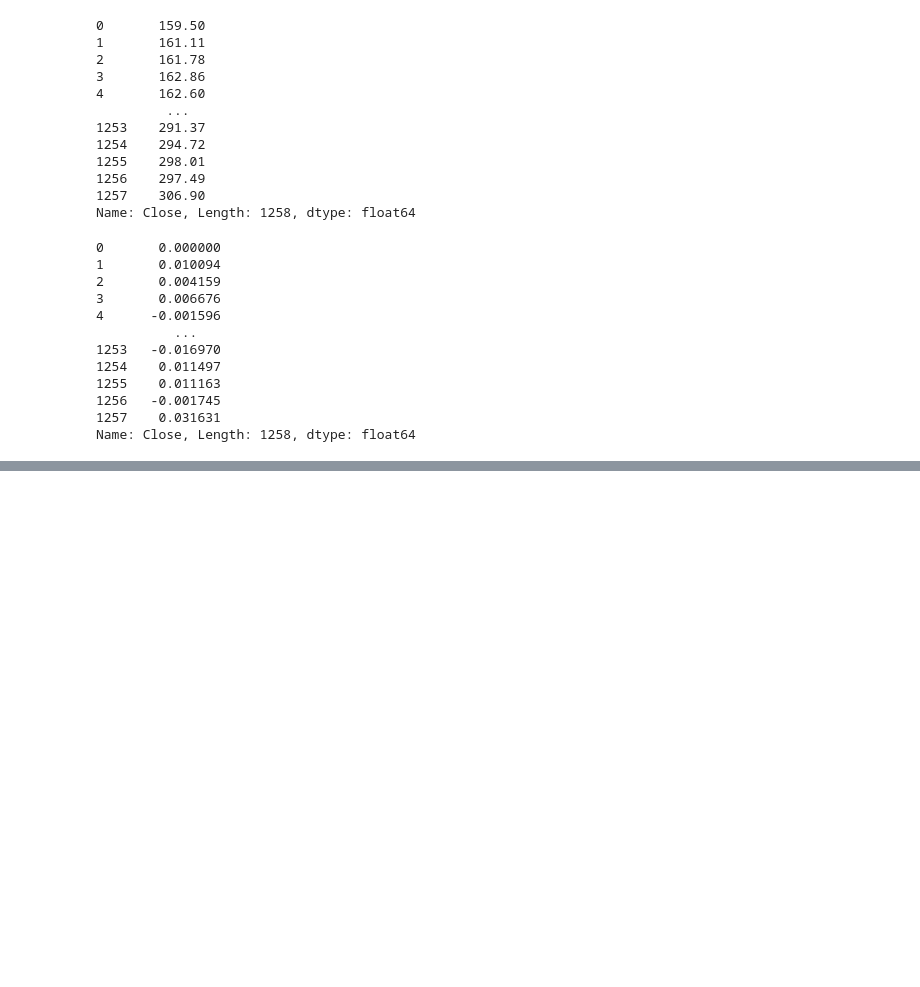
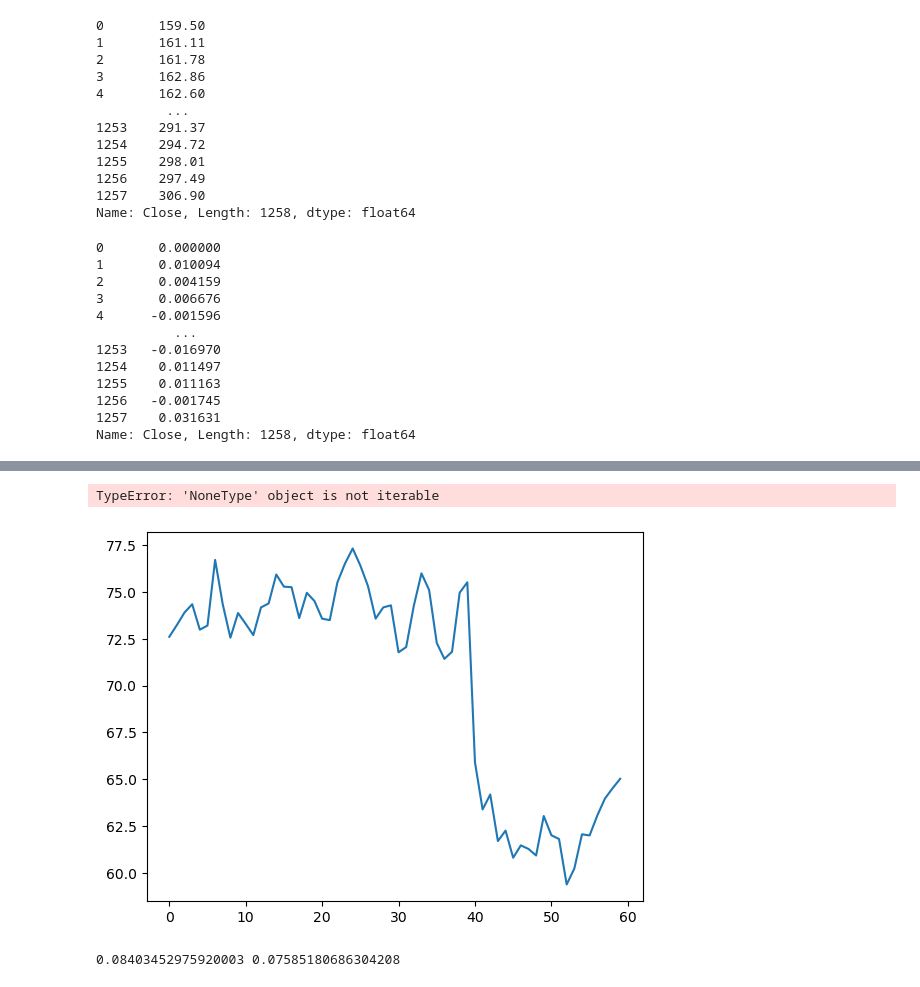
Before and after one commit to perlucas/airtos4, a Jupyter notebook: notebooks/airtos/test_sb3-3.ipynb, the cells around one changed output, grey strips where cells are left out. Saved outputs shown, nothing was run; the diff lists cells and outputs as text; code cells hidden in the pictures; blank space fills up the shorter version.

```diff
--- a/notebooks/airtos/test_sb3-3.ipynb
+++ b/notebooks/airtos/test_sb3-3.ipynb
@@ -86,0 +98,6 @@ x
+# %%
+env = create_custom_env("PYPL", (850, 950), 0)
+env.save_render("test.jpg")
+# %% [output]
+TypeError: 'NoneType' object is not iterable
+[figure, added]
@@ -86,0 +106,7 @@ x
+# %%
+print(
+    max([x for x in env.B_ if x > 0.04]),
+    max([x for x in env.B if x > 0.04]),
+)
+# %% [output]
+0.08403452975920003 0.07585180686304208
```
Also changed, not shown: parts of 8 cells of this notebook, 1 other file.
